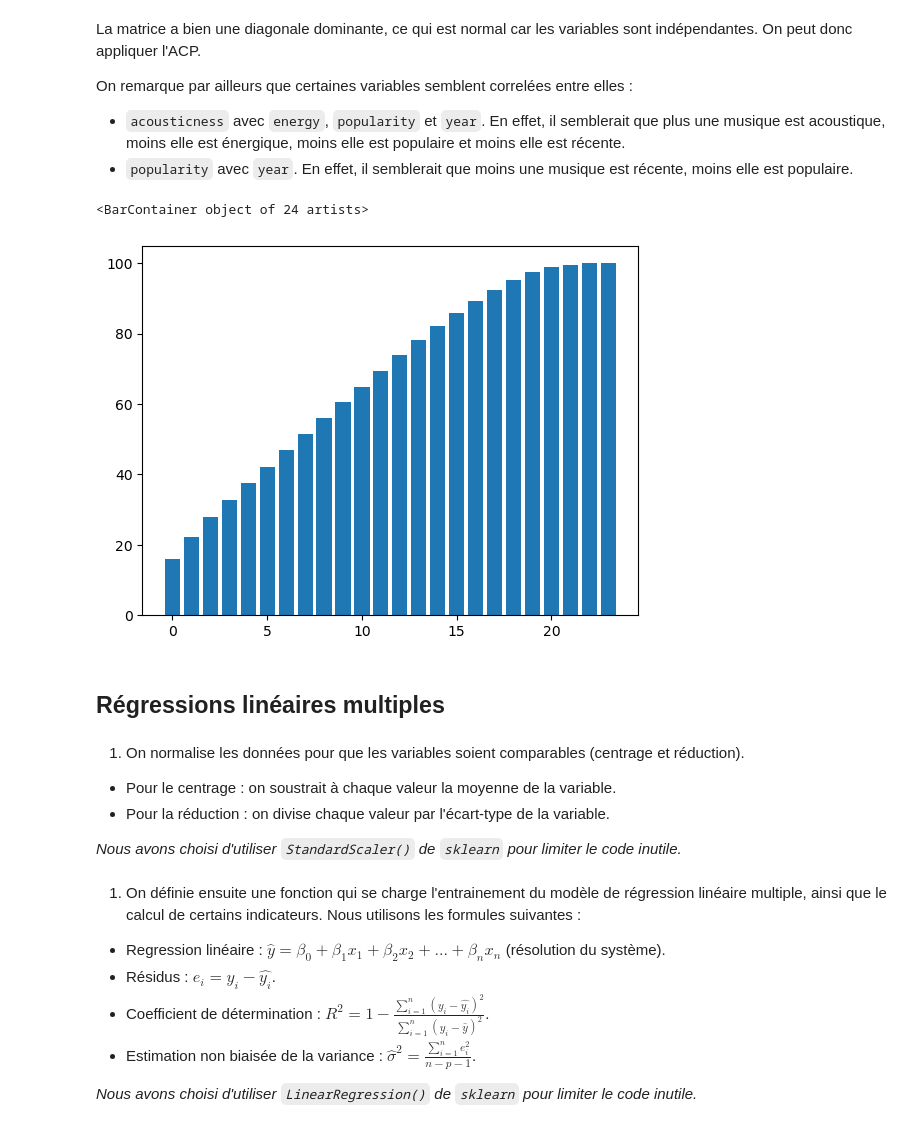
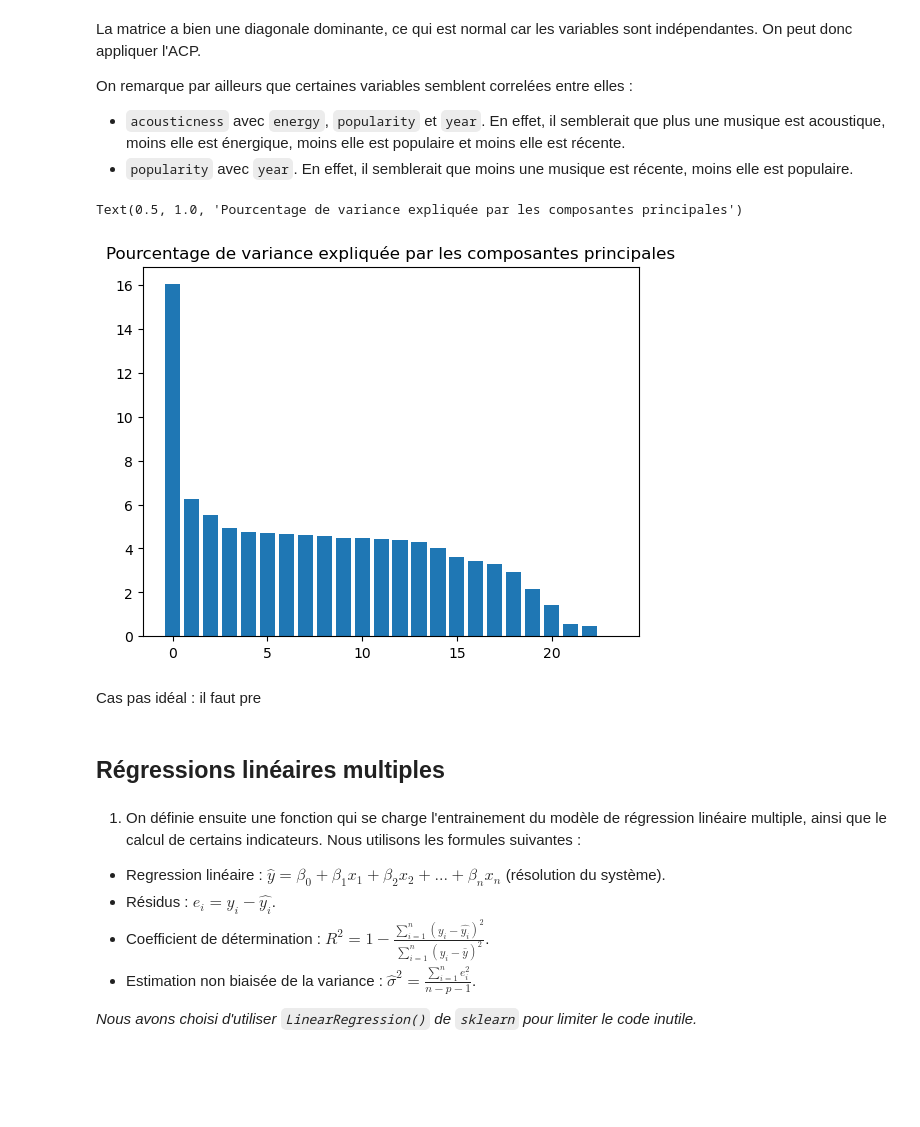
Before and after one commit to AlixANNERAUD/Music_danceability_prediction, a Jupyter notebook: Projet.ipynb, the cells around one changed output. Cells and saved outputs as stored; diff of their text form; code cells hidden in the pictures; blank space fills up the shorter version.

```diff
--- a/Projet.ipynb
+++ b/Projet.ipynb
@@ -85 +82,34 @@ Le jeu de donnée contient 19 variables pour 169909 observations
+# %%
+class Data_Class():
+    def __init__(self, X, Labels, Already_Scaled=False):
+        self._Raw = X
+        if not Already_Scaled:
+            self._Scaled = (self._Raw - self.Mean()) / self.Standard_Deviation()
+        else:
+            self._Scaled = X
+        self._Labels = Labels
+
+    def Labels(self):
+        return self._Labels
+
+    def Raw(self):
+        return self._Raw
+
+    def Variables(self):
+        try:
+            return self._Raw.shape[1]
+        except:
+            return 1
+
+    def Observations(self):
+        return self._Raw.shape[0]
+
+    def Scaled(self):
+        return self._Scaled
+
+    def Mean(self):
+        return np.mean(self._Raw, axis=0)
+
+    def Standard_Deviation(self):
+        return np.std(self._Raw, axis=0)
 # %% [markdown]
@@ -261,11 +262,11 @@ Quantitatives_Variables_Scaled = StandardScaler().fit_transform(Quantitatives_Va
 # %% [markdown]
 On fait ensuite le calcul de la matrice de correlation.
 # %%
-Correlation_Matrix = (Quantitatives_Variables_Scaled.T @ Quantitatives_Variables_Scaled) / Lignes
+Correlation_Matrix = (X.Scaled().T @ X.Scaled()) / X.Observations()
 
 plt.matshow(Correlation_Matrix)
-plt.xticks(np.arange(Colones), Quantitatives_Variables_Labels, rotation='vertical')
-plt.yticks(np.arange(Colones), Quantitatives_Variables_Labels)
+plt.xticks(np.arange(X.Variables()), X.Labels(), rotation='vertical')
+plt.yticks(np.arange(X.Variables()), X.Labels())
 plt.colorbar()
 plt.title("Matrice de corrélation")
 plt.savefig("./Images/Matrice de corrélation.svg")
@@ -281,23 +282,19 @@ On remarque par ailleurs que certaines variables semblent correlées entre elles
 # %%
 Eighenvalues, Eighenvectors = np.linalg.eigh(Correlation_Matrix)
 
 Indexes = np.argsort(Eighenvalues)[::-1]
 Eighenvalues = Eighenvalues[Indexes]
 Eighenvectors = Eighenvectors[:,Indexes]
 
 Eighenvalues_Percents =( Eighenvalues / np.sum(Eighenvalues)) *100
 
 Eighenvalues_Percents_Cumsum = np.cumsum(Eighenvalues_Percents)
-plt.bar(np.arange(Colones), Eighenvalues_Percents_Cumsum)
+plt.bar(np.arange(X.Variables()), Eighenvalues_Percents)
+plt.title("Pourcentage de variance expliquée par les composantes principales")
 # %% [output]
-<BarContainer object of 24 artists>
+Text(0.5, 1.0, 'Pourcentage de variance expliquée par les composantes principales')
-[figure, old version]
+[figure, new version]
+# %% [markdown]
+Cas pas idéal : il faut pre
 # %% [markdown]
 ## Régressions linéaires multiples
-# %% [markdown]
-1. On normalise les données pour que les variables soient comparables (centrage et réduction).
-
-- Pour le centrage : on soustrait à chaque valeur la moyenne de la variable.
-- Pour la réduction : on divise chaque valeur par l'écart-type de la variable.
-
-*Nous avons choisi d'utiliser `StandardScaler()` de `sklearn` pour limiter le code inutile.*
```
Also changed, not shown: parts of 35 cells of this notebook, 17 other files.
